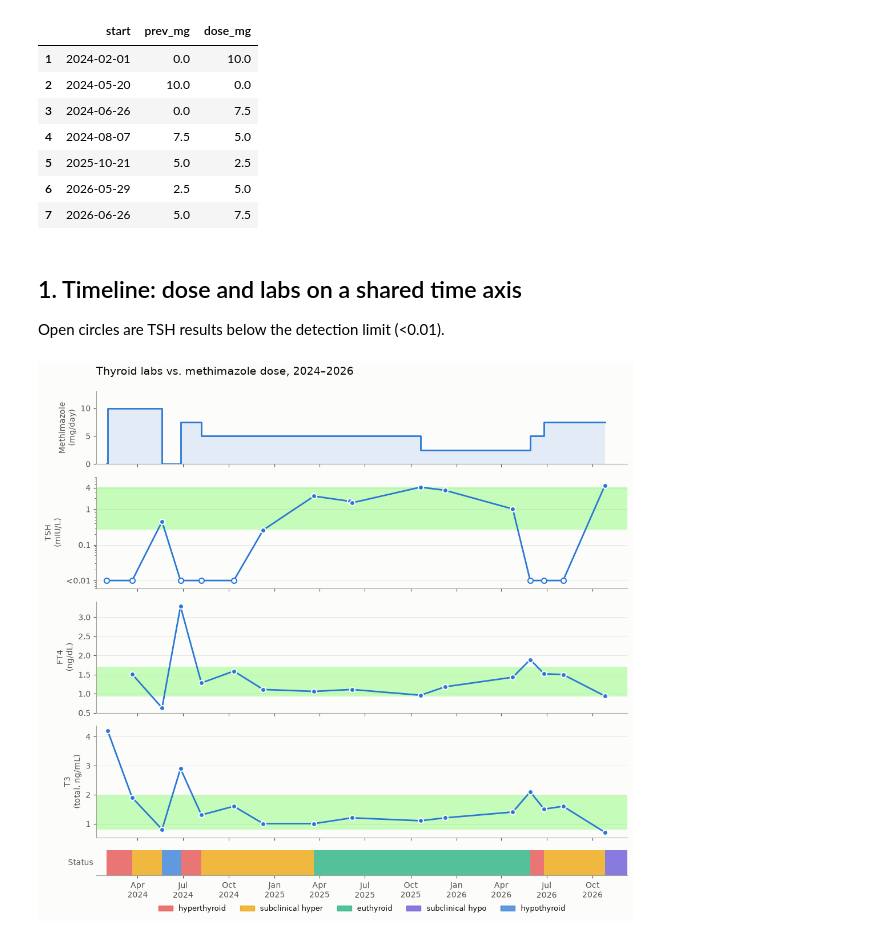
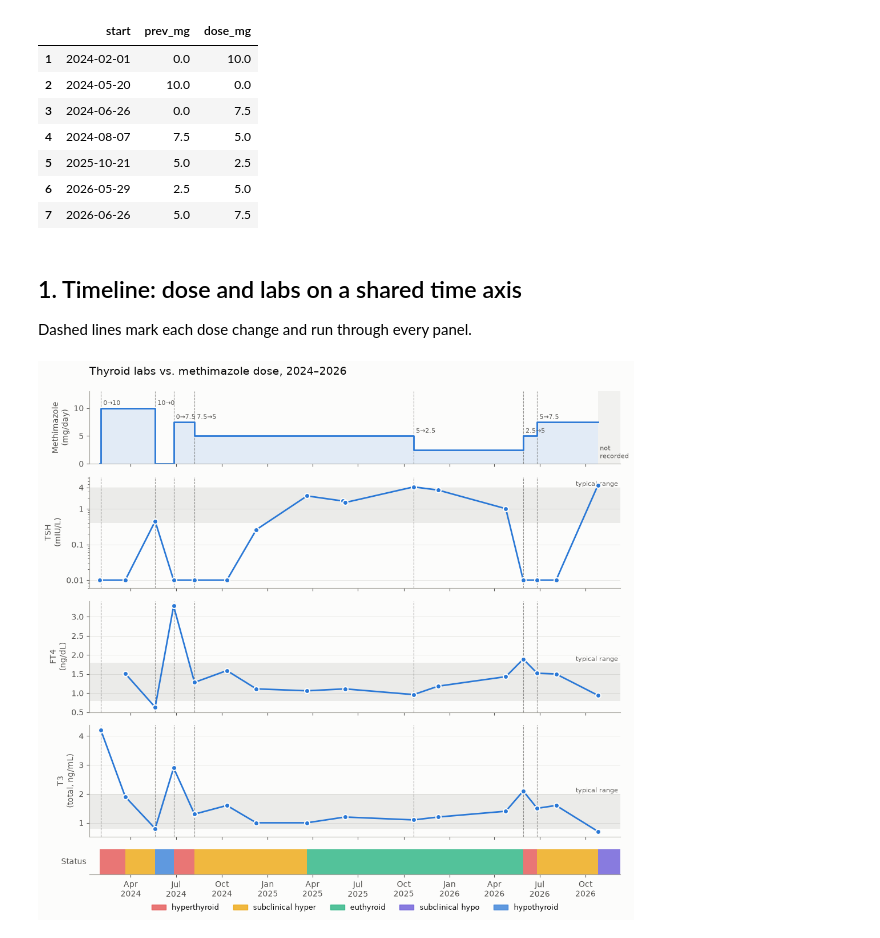
Before and after one commit to DSC-209R-Thyroid-Visualization/Thyroid-Disease-Health, a Jupyter notebook: jpolizzi/dose_response_prototype.ipynb, the cells around one changed output. Cells and saved outputs as stored; diff of their text form; code cells hidden in the pictures.

Commit message:
update with prototypes in python
Signed-off-by: Joel Polizzi <jppolizzi@ucsd.edu>

```diff
--- a/jpolizzi/dose_response_prototype.ipynb
+++ b/jpolizzi/dose_response_prototype.ipynb
@@ -27,8 +27,8 @@ for df, cols in [(draws, ["date"]), (labs, ["date"]), (dose, ["start", "end"]),
     for c in cols:
         df[c] = pd.to_datetime(df[c])
 
-# UCSD lab reference ranges.
-REF = {"TSH": (0.27, 4.20), "FT4": (0.93, 1.7), "T3": (0.8, 2.0)}
+# Typical adult ranges. Replace with the ranges printed on your lab reports.
+REF = {"TSH": (0.4, 4.0), "FT4": (0.8, 1.8), "T3": (0.8, 2.0)}
 UNITS = {"TSH": "mIU/L", "FT4": "ng/dL", "T3": "total, ng/mL"}
 
 BLUE, ORANGE = "#2a78d6", "#eb6834"
@@ -64,7 +64,7 @@ changes[["start", "prev_mg", "dose_mg"]]
 # %% [markdown]
 ## 1. Timeline: dose and labs on a shared time axis
 
-Open circles are TSH results below the detection limit (<0.01).
+Dashed lines mark each dose change and run through every panel.
 # %%
 x_end = draws["date"].max() + pd.Timedelta(days=45)
 
@@ -72,17 +72,16 @@ fig, axes = plt.subplots(5, 1, figsize=(12, 11), sharex=True,
                          gridspec_kw={"height_ratios": [1.3, 2, 2, 2, 0.45], "hspace": 0.15})
 ax_dose, ax_tsh, ax_ft4, ax_t3, ax_status = axes
 
-# Methimazole dosing changes
+# Dose: step line, held at each value until the next change.
 xs = list(known["start"]) + [known["end"].iloc[-1]]
 ys = list(known["dose_mg"]) + [known["dose_mg"].iloc[-1]]
 ax_dose.step(xs, ys, where="post", color=BLUE, lw=2)
 ax_dose.fill_between(xs, ys, step="post", color=BLUE, alpha=0.12, lw=0)
-
-#ax_dose.axvspan(known["end"].iloc[-1], x_end, color=MUTED, alpha=0.12, lw=0)
-#ax_dose.text(known["end"].iloc[-1] + pd.Timedelta(days=4), 1, "not\nrecorded", color=INK2, fontsize=8)
-#for _, c in changes.iterrows():
-#    ax_dose.annotate(f"{c.prev_mg:g}→{c.dose_mg:g}", (c.start, max(c.prev_mg, c.dose_mg)),
-#                     xytext=(3, 4), textcoords="offset points", fontsize=8, color=INK2)
+ax_dose.axvspan(known["end"].iloc[-1], x_end, color=MUTED, alpha=0.12, lw=0)
+ax_dose.text(known["end"].iloc[-1] + pd.Timedelta(days=4), 1, "not\nrecorded", color=INK2, fontsize=8)
+for _, c in changes.iterrows():
+    ax_dose.annotate(f"{c.prev_mg:g}→{c.dose_mg:g}", (c.start, max(c.prev_mg, c.dose_mg)),
+                     xytext=(3, 4), textcoords="offset points", fontsize=8, color=INK2)
 ax_dose.set_ylim(0, 13)
 ax_dose.set_ylabel("Methimazole\n(mg/day)")
 
@@ -91,44 +90,42 @@ def lab_panel(ax, lab, log=False):
     s = labs[labs["lab"] == lab].sort_values("date")
     if lab in REF:
         lo, hi = REF[lab]
-        glow_green = "#39FF14"
-        ax.axhspan(lo, hi, color=glow_green, alpha=0.05, lw=0, zorder=0)
-        ax.axhspan(lo, hi, color=glow_green, alpha=0.10, lw=0, zorder=0)
-        ax.axhspan(lo, hi, color=glow_green, alpha=0.15, lw=0, zorder=0)
-        #ax.axhspan(lo, hi, color=MUTED, alpha=0.18, lw=0)
-        #ax.text(x_end, hi, "typical range ", ha="right", va="bottom", fontsize=8, color=INK2)
+        ax.axhspan(lo, hi, color=MUTED, alpha=0.18, lw=0)
+        ax.text(x_end, hi, "typical range ", ha="right", va="bottom", fontsize=8, color=INK2)
     ax.plot(s["date"], s["value"], color=BLUE, lw=2, zorder=2)
-    ok, cen = s[~s["censored"]], s[s["censored"]]
-    ax.scatter(ok["date"], ok["value"], s=42, color=BLUE, edgecolor=SURFACE, lw=1.5, zorder=3)
-    ax.scatter(cen["date"], cen["value"], s=42, facecolor=SURFACE, edgecolor=BLUE, lw=1.5, zorder=3)
+    ax.scatter(s["date"], s["value"], s=42, color=BLUE, edgecolor=SURFACE, lw=1.5, zorder=3)
     if log:
         ax.set_yscale("log")
     ax.set_ylabel(f"{lab}\n({UNITS[lab]})")
     ax.grid(axis="y", color=MUTED, alpha=0.3, lw=0.6)
 
 
 lab_panel(ax_tsh, "TSH", log=True)
 ax_tsh.set_ylim(0.006, 8)
 ax_tsh.set_yticks([0.01, 0.1, 1, 4])
-ax_tsh.set_yticklabels(["<0.01", "0.1", "1", "4"])
+ax_tsh.set_yticklabels(["0.01", "0.1", "1", "4"])
 lab_panel(ax_ft4, "FT4")
 lab_panel(ax_t3, "T3")
+
+for ax in axes[:4]:
+    for c in changes["start"]:
+        ax.axvline(c, color=INK2, ls="--", lw=0.8, alpha=0.6, zorder=1)
 
 # Status strip: each draw's classification held until the next draw.
 for _, s in status.iterrows():
     end = s["end"] if pd.notna(s["end"]) else x_end
     ax_status.axvspan(s["start"], end, color=STATUS_COLORS[s["status"]], alpha=0.75, lw=0)
 ax_status.set_yticks([])
 ax_status.spines["left"].set_visible(False)
 ax_status.set_ylabel("Status", rotation=0, ha="right", va="center")
 ax_status.legend(handles=[Patch(color=c, alpha=0.75, label=k.replace("_", " ")) for k, c in STATUS_COLORS.items()],
                  loc="upper center", bbox_to_anchor=(0.5, -0.9), ncol=5, frameon=False, fontsize=9)
 
 ax_status.set_xlim(draws["date"].min() - pd.Timedelta(days=20), x_end)
 ax_status.xaxis.set_major_locator(mdates.MonthLocator(bymonth=[1, 4, 7, 10]))
 ax_status.xaxis.set_major_formatter(mdates.DateFormatter("%b\n%Y"))
 fig.suptitle("Thyroid labs vs. methimazole dose, 2024–2026", x=0.125, y=0.92, ha="left", fontsize=14)
 fig.savefig("timeline.png", dpi=110, bbox_inches="tight")
 plt.show()
 # %% [output]
-[figure, old version]
+[figure, new version]
```
Also changed, not shown: parts of 8 cells of this notebook, 5 other files.
